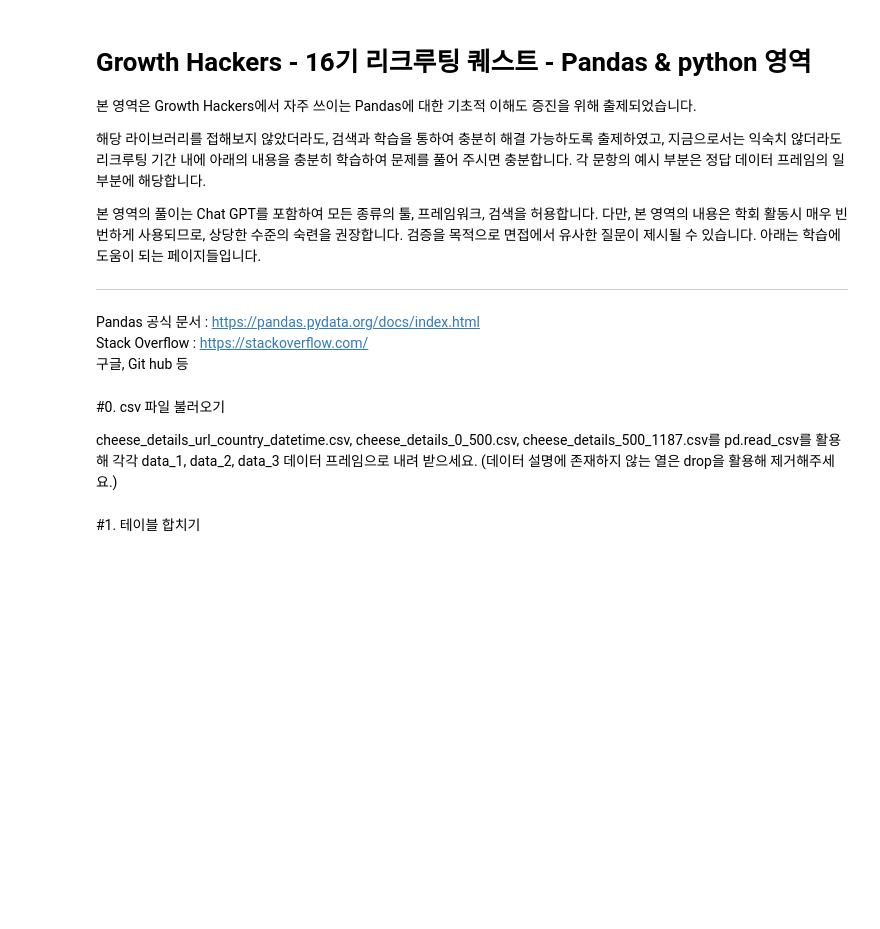
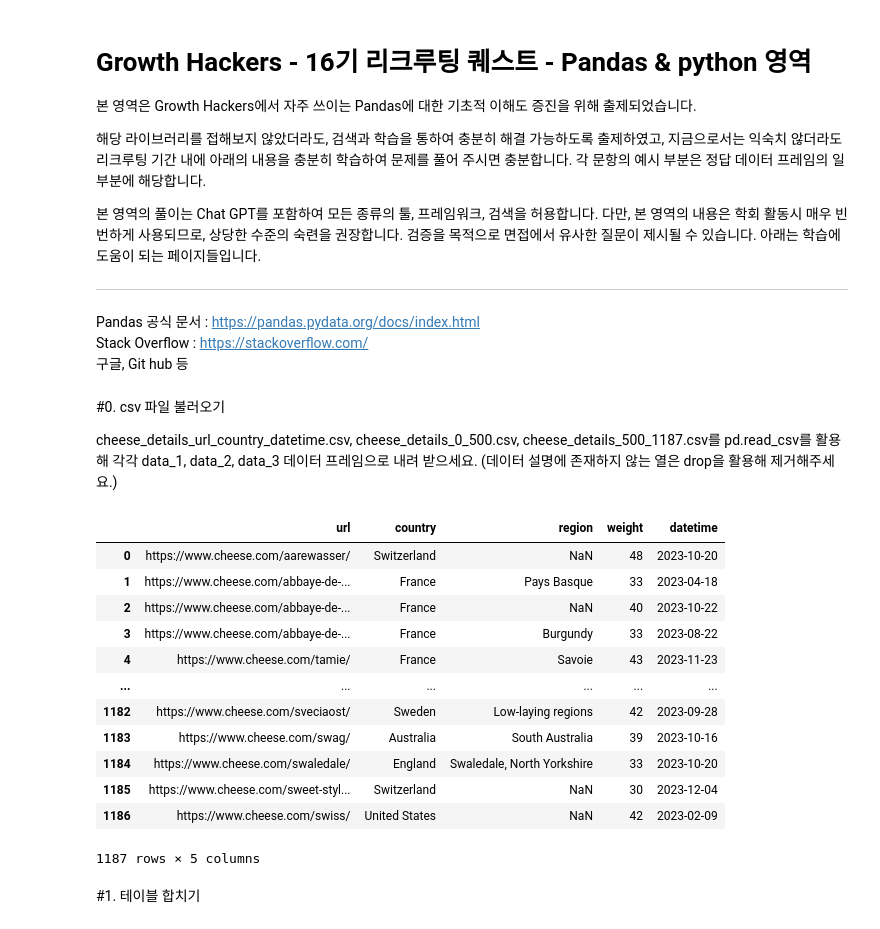
Before and after one commit to wonjoon123/wonjoon123.github.io, a Jupyter notebook: grosshackers/16기_퀘스트/DS/Programming/quest-1/solution.ipynb, the cells around one changed output. Cells and saved outputs as stored; diff of their text form; code cells hidden in the pictures; blank space fills up the shorter version.

```diff
--- a/grosshackers/16기_퀘스트/DS/Programming/quest-1/solution.ipynb
+++ b/grosshackers/16기_퀘스트/DS/Programming/quest-1/solution.ipynb
@@ -23,7 +23,23 @@ cheese_details_url_country_datetime.csv, cheese_details_0_500.csv, cheese_detail
 # %%
 data_1 = pd.read_csv('cheese_details_url_country_datetime.csv')
 data_2 = pd.read_csv('cheese_details_0_500.csv')
 data_3 = pd.read_csv('cheese_details_500_1187.csv')
+
+data_1 = data_1.drop(columns=data_1.columns[[0,1]])
+# %% [output]
+|  | url | country | region | weight | datetime |
+| 0 | https://www.cheese.com/aarewasser/ | Switzerland | NaN | 48 | 2023-10-20 |
+| 1 | https://www.cheese.com/abbaye-de-... | France | Pays Basque | 33 | 2023-04-18 |
+| 2 | https://www.cheese.com/abbaye-de-... | France | NaN | 40 | 2023-10-22 |
+| 3 | https://www.cheese.com/abbaye-de-... | France | Burgundy | 33 | 2023-08-22 |
+| 4 | https://www.cheese.com/tamie/ | France | Savoie | 43 | 2023-11-23 |
+| ... | ... | ... | ... | ... | ... |
+| 1182 | https://www.cheese.com/sveciaost/ | Sweden | Low-laying regions | 42 | 2023-09-28 |
+| 1183 | https://www.cheese.com/swag/ | Australia | South Australia | 39 | 2023-10-16 |
+| 1184 | https://www.cheese.com/swaledale/ | England | Swaledale, North Yorkshire | 33 | 2023-10-20 |
+| 1185 | https://www.cheese.com/sweet-styl... | Switzerland | NaN | 30 | 2023-12-04 |
+| 1186 | https://www.cheese.com/swiss/ | United States | NaN | 42 | 2023-02-09 |
+1187 rows × 5 columns
 # %% [markdown]
 #1. 테이블 합치기
 # %% [markdown]
```
Also changed, not shown: parts of 3 cells of this notebook.
